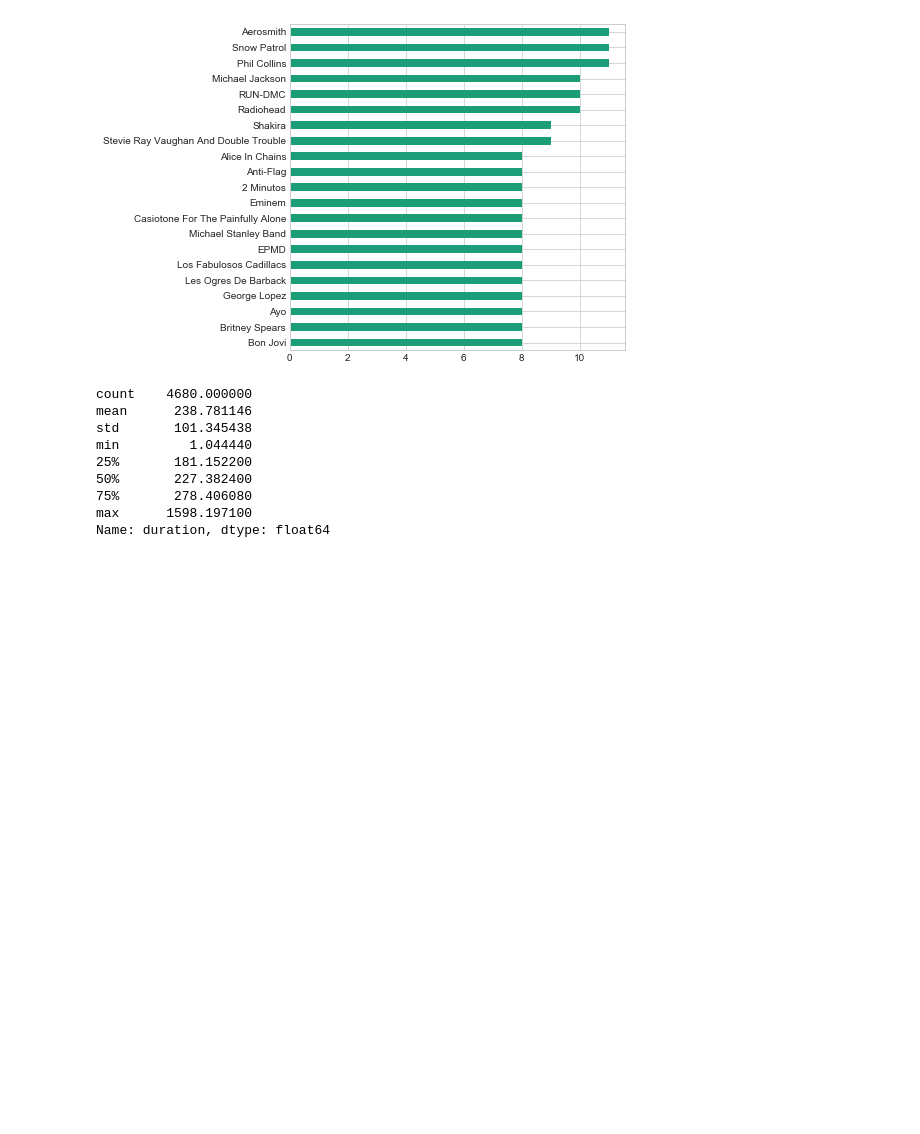
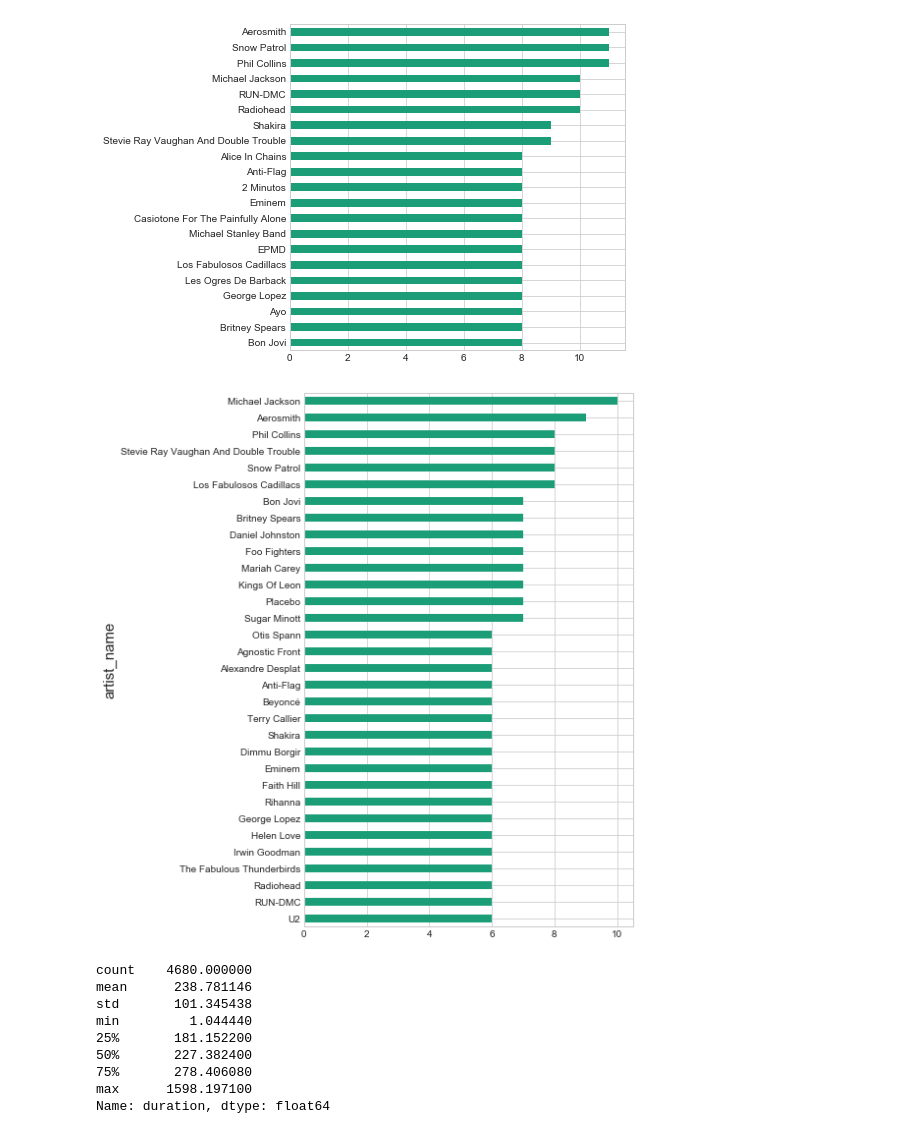
Before and after one commit to pylablanche/MillionSong, a Jupyter notebook: MillionSong_Dataset_Exploration.ipynb, the cells around one changed output. Drawn from its saved outputs; the diff is of its cells as text; code cells hidden in the pictures; blank space fills up the shorter version.

```diff
--- a/MillionSong_Dataset_Exploration.ipynb
+++ b/MillionSong_Dataset_Exploration.ipynb
@@ -113,6 +87,11 @@ songs_per_artist = songs.artist_name.value_counts()
 songs_per_artist[songs_per_artist >= 8].sort_values().plot.barh(color='C0', figsize=(6,6));
 # %% [output]
 [figure]
+# %%
+songs_per_art_and_rel = songs.groupby(['artist_name']).release.nunique()
+songs_per_art_and_rel[songs_per_art_and_rel >= 6].sort_values().plot.barh(color='C0', figsize=(6,10));
+# %% [output]
+[figure, added]
 # %%
 songs.duration.describe()
 # %% [output]
```
Also changed, not shown: parts of 22 cells of this notebook, 7 other files.
